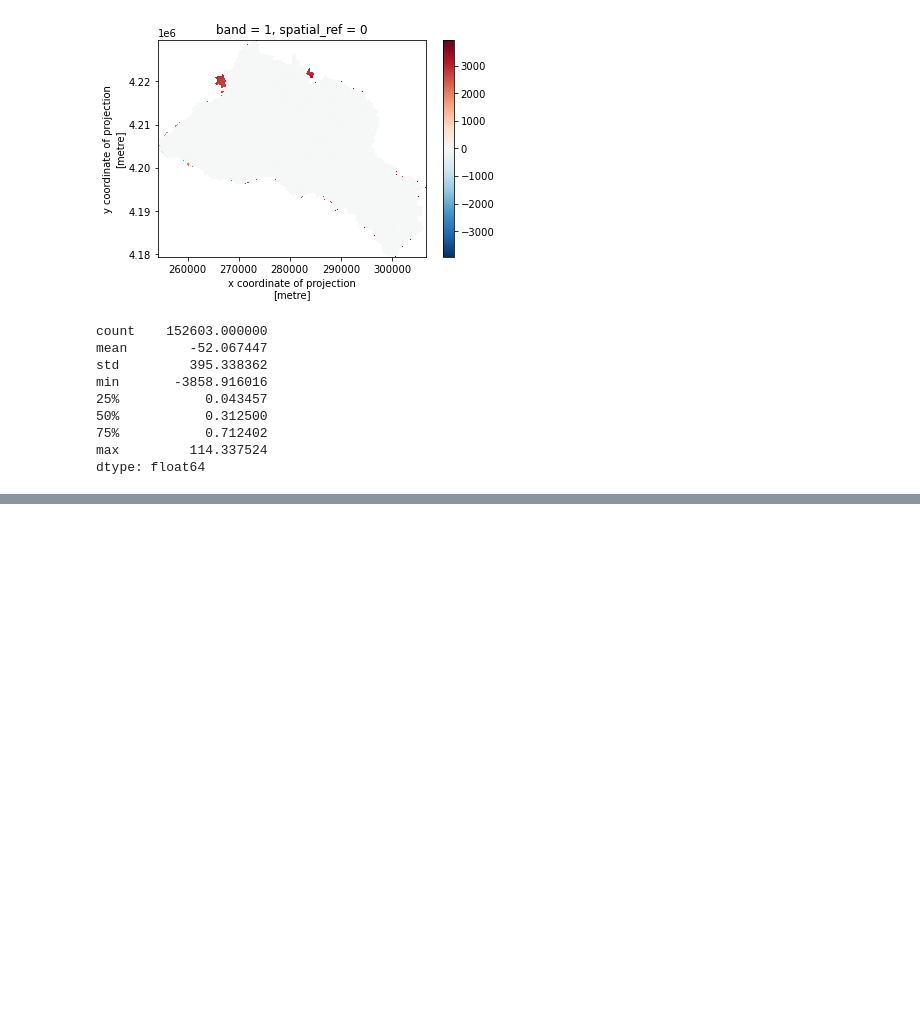
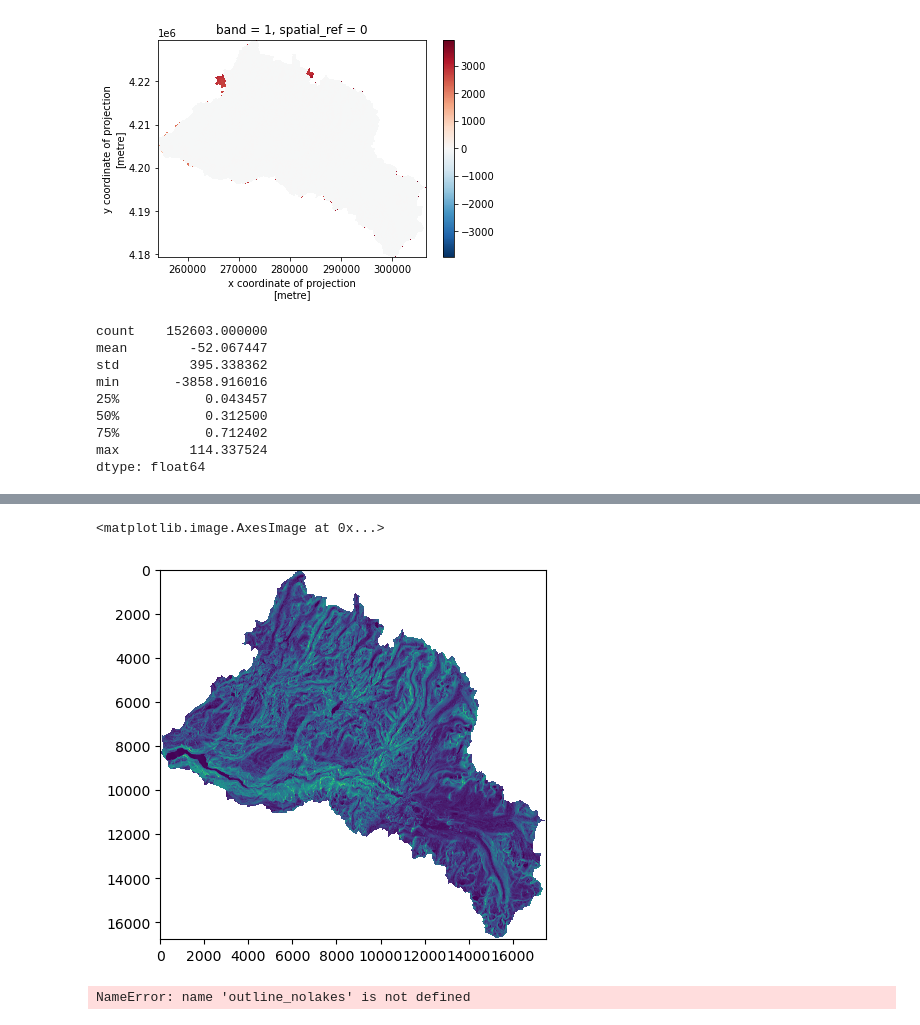
Before and after one commit to bessoh2/icesat2_sr, a Jupyter notebook: notebooks/AUX_dataclean.ipynb, the cells around one changed output, grey strips where cells are left out. Drawn from its saved outputs; the diff is of its cells as text; code cells hidden in the pictures; blank space fills up the shorter version.

```diff
--- a/notebooks/AUX_dataclean.ipynb
+++ b/notebooks/AUX_dataclean.ipynb
@@ -432,0 +564,5 @@ dtype: float64
+# %%
+slope_fn = '../../data/lidar/tuolumne/snow_off/ASO_3M_PCDTM_USCATE_20191010_studyextent_slope_3m.tif'
+# %%
+src_slope = rio.open(slope_fn)
+slope_3m = src_slope.read(1, masked=True)
@@ -432,0 +588,11 @@ dtype: float64
+# %%
+fig, ax = plt.subplots()
+
+plt.imshow(slope_3m)
+# %% [output]
+<matplotlib.image.AxesImage at 0x...>
+[figure, added]
+# %%
+outline_nolakes
+# %% [output]
+NameError: name 'outline_nolakes' is not defined
```
Also changed, not shown: parts of 31 cells of this notebook, 19 other files.
